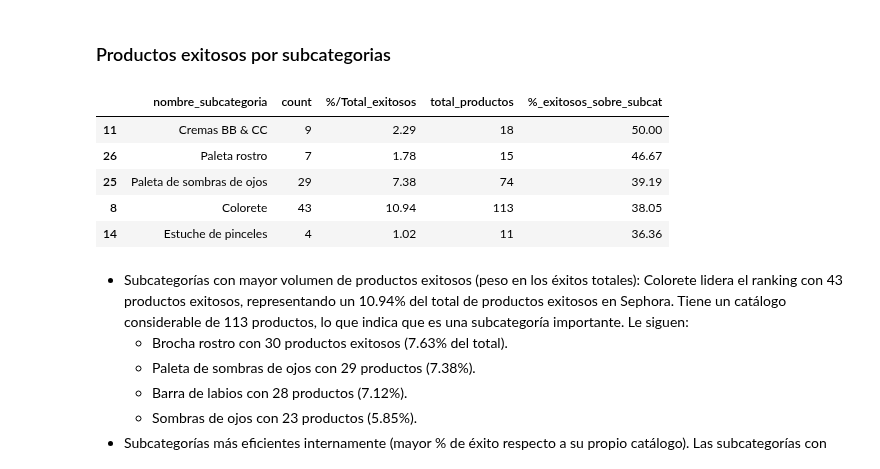
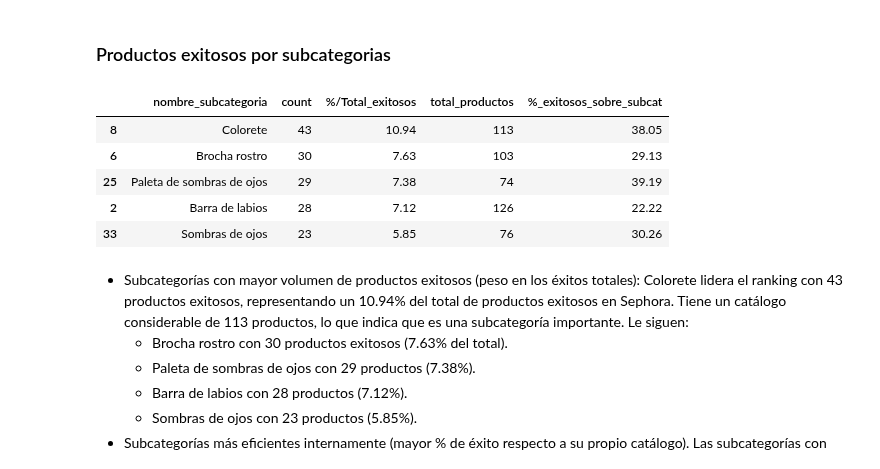
Before and after one commit to raquelscv/proyecto_final_sephora, a Jupyter notebook: eda.ipynb, the cells around one changed output. Drawn from its saved outputs; the diff is of its cells as text; code cells hidden in the pictures.

```diff
--- a/eda.ipynb
+++ b/eda.ipynb
@@ -499,18 +499,18 @@ exitosos_por_cat.head(5)
 # %%
 total_por_subcat = df.groupby('nombre_subcategoria').size().reset_index(name='total_productos')
 exitosos_por_subcat = exitosos.groupby('nombre_subcategoria').size().reset_index(name='count')
 exitosos_por_subcat['%/Total_exitosos'] = ((exitosos_por_subcat['count'] / len(exitosos)) * 100).round(2)
 exitosos_por_subcat = exitosos_por_subcat.merge(total_por_subcat, on='nombre_subcategoria', how='left')
 exitosos_por_subcat['%_exitosos_sobre_subcat'] = ((exitosos_por_subcat['count'] / exitosos_por_subcat['total_productos']) * 100).round(2)
-exitosos_por_subcat = exitosos_por_subcat.sort_values(by='%_exitosos_sobre_subcat', ascending=False)
+exitosos_por_subcat = exitosos_por_subcat.sort_values(by='%/Total_exitosos', ascending=False)
 exitosos_por_subcat.head()
 # %% [output]
 |  | nombre_subcategoria | count | %/Total_exitosos | total_productos | %_exitosos_sobre_subcat |
-| 11 | Cremas BB & CC | 9 | 2.29 | 18 | 50.00 |
-| 26 | Paleta rostro | 7 | 1.78 | 15 | 46.67 |
+| 8 | Colorete | 43 | 10.94 | 113 | 38.05 |
+| 6 | Brocha rostro | 30 | 7.63 | 103 | 29.13 |
 | 25 | Paleta de sombras de ojos | 29 | 7.38 | 74 | 39.19 |
-| 8 | Colorete | 43 | 10.94 | 113 | 38.05 |
-| 14 | Estuche de pinceles | 4 | 1.02 | 11 | 36.36 |
+| 2 | Barra de labios | 28 | 7.12 | 126 | 22.22 |
+| 33 | Sombras de ojos | 23 | 5.85 | 76 | 30.26 |
 # %% [markdown]
 - Subcategorías con mayor volumen de productos exitosos (peso en los éxitos totales): Colorete lidera el ranking con 43 productos exitosos, representando un 10.94% del total de productos exitosos en Sephora. Tiene un catálogo considerable de 113 productos, lo que indica que es una subcategoría importante. Le siguen:
     - Brocha rostro con 30 productos exitosos (7.63% del total).
```
Also changed, not shown: parts of 14 cells of this notebook.
